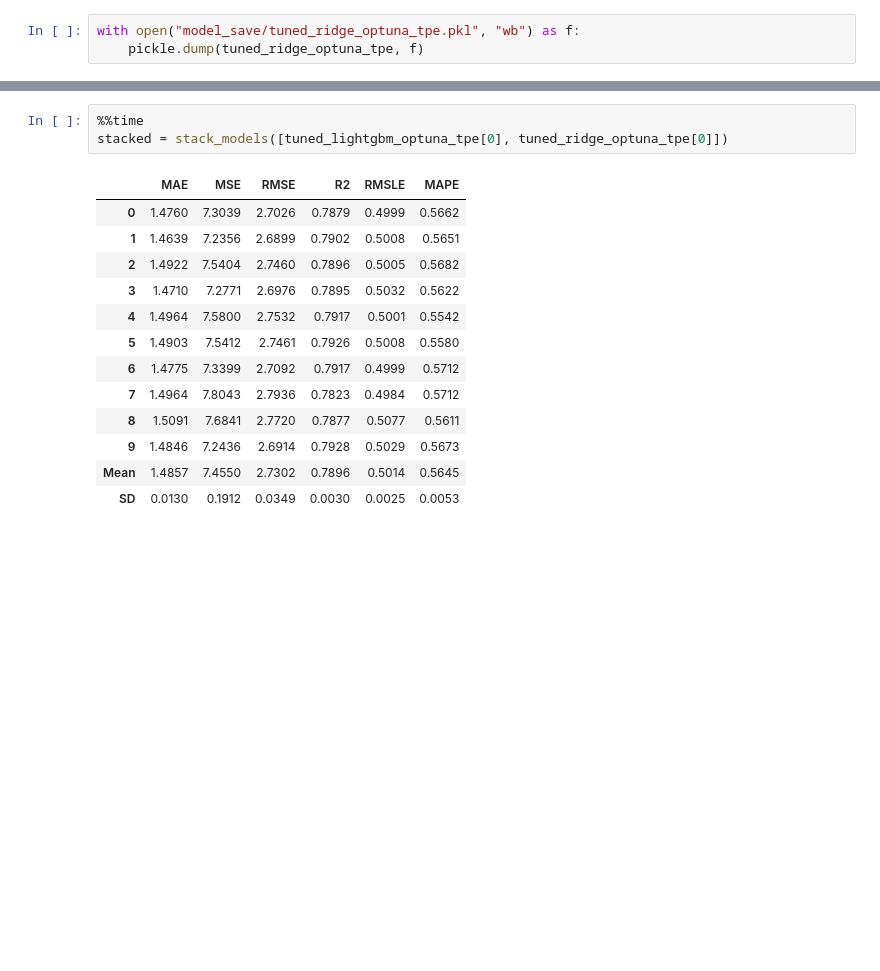
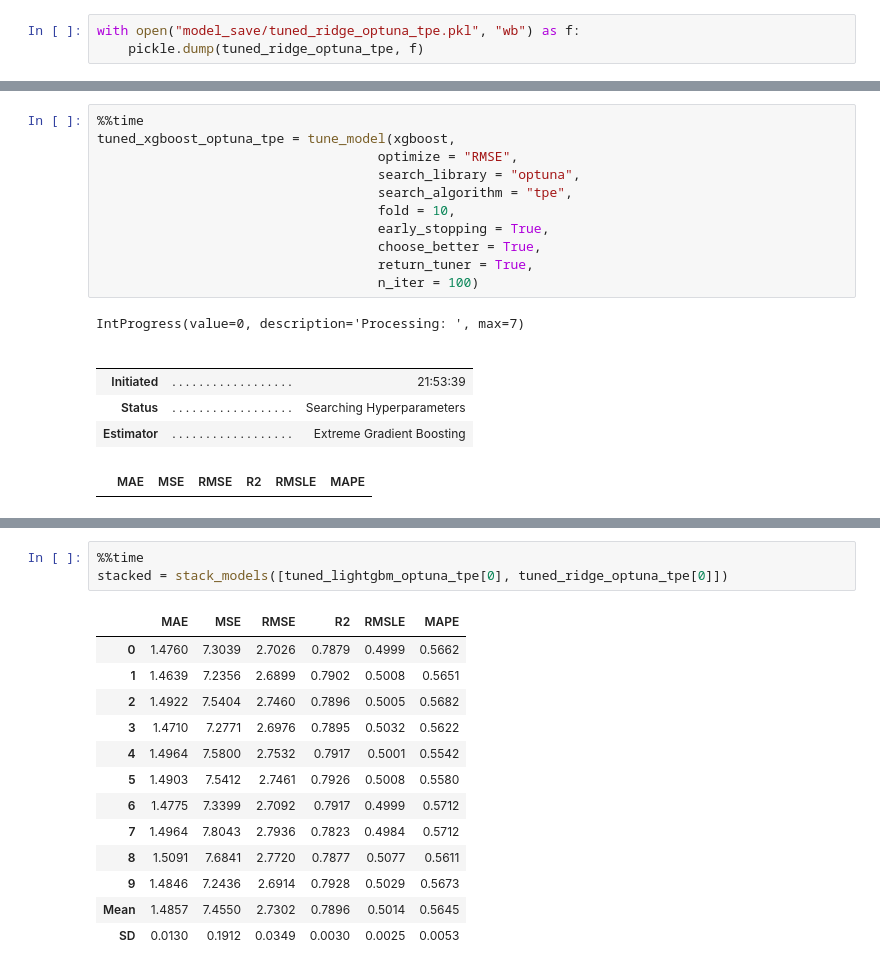
Before and after one commit to Goodmytoy/Passenger_Demand, a Jupyter notebook: model/main.ipynb, the cells around one changed output, grey strips where cells are left out. Drawn from its saved outputs; the diff is of its cells as text; blank space fills up the shorter version.

```diff
--- a/model/main.ipynb
+++ b/model/main.ipynb
@@ -258,0 +290,19 @@ with open("model_save/tuned_ridge_optuna_tpe.pkl", "wb") as f:
+# %%
+%%time
+tuned_xgboost_optuna_tpe = tune_model(xgboost,
+                                    optimize = "RMSE",
+                                    search_library = "optuna",
+                                    search_algorithm = "tpe",
+                                    fold = 10,
+                                    early_stopping = True,
+                                    choose_better = True,
+                                    return_tuner = True,
+                                    n_iter = 100)
+# %% [output]
+IntProgress(value=0, description='Processing: ', max=7)
+|  |  |  |
+|  |  |  |
+| Initiated | . . . . . . . . . . . . . . . . . . | 21:53:39 |
+| Status | . . . . . . . . . . . . . . . . . . | Searching Hyperparameters |
+| Estimator | . . . . . . . . . . . . . . . . . . | Extreme Gradient Boosting |
+|  | MAE | MSE | RMSE | R2 | RMSLE | MAPE |
```
Also changed, not shown: parts of 12 cells of this notebook, 7 other files.
